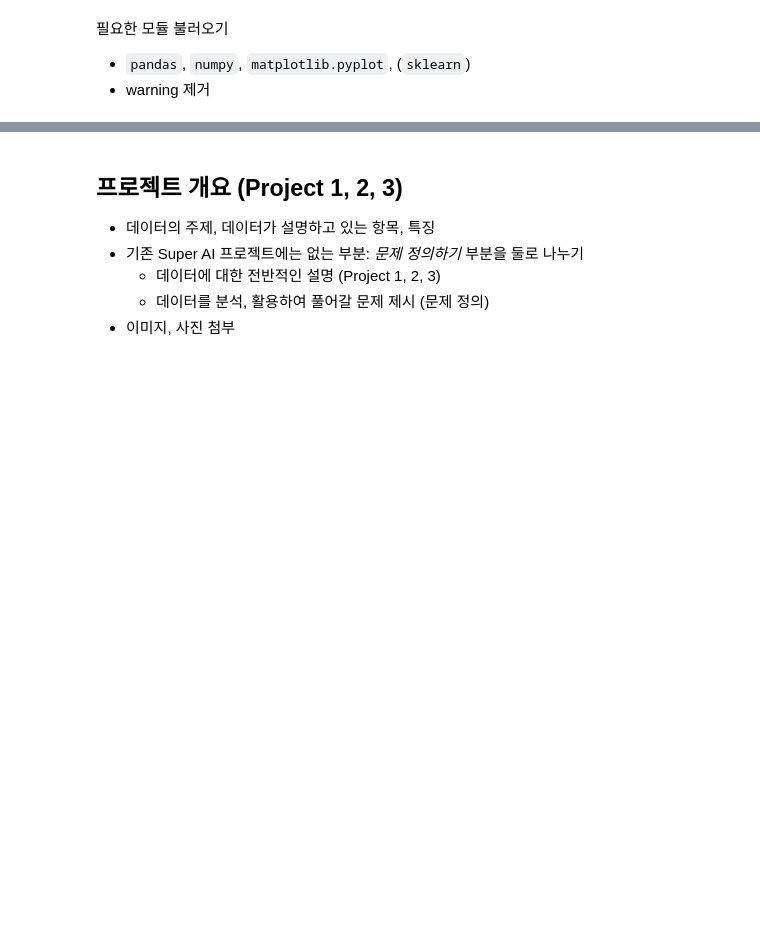
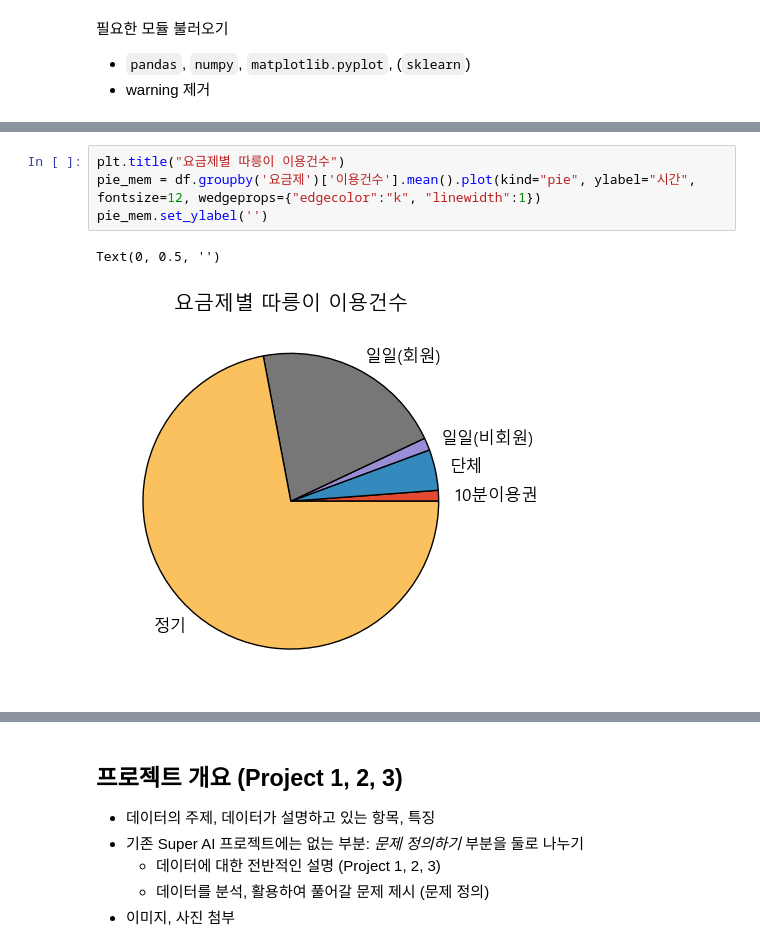
Before and after one commit to jpjun8/C3cube, a Jupyter notebook: DA_Nocode/bike/bike.ipynb, the cells around one changed output, grey strips where cells are left out. Drawn from its saved outputs; the diff is of its cells as text; blank space fills up the shorter version.

```diff
--- a/DA_Nocode/bike/bike.ipynb
+++ b/DA_Nocode/bike/bike.ipynb
@@ -14,0 +93,7 @@ warnings.filterwarnings('ignore')
+# %%
+plt.title("요금제별 따릉이 이용건수")
+pie_mem = df.groupby('요금제')['이용건수'].mean().plot(kind="pie", ylabel="시간", fontsize=12, wedgeprops={"edgecolor":"k", "linewidth":1})
+pie_mem.set_ylabel('')
+# %% [output]
+Text(0, 0.5, '')
+[figure, added]
```
Also changed, not shown: parts of 13 cells of this notebook, 43 other files.
